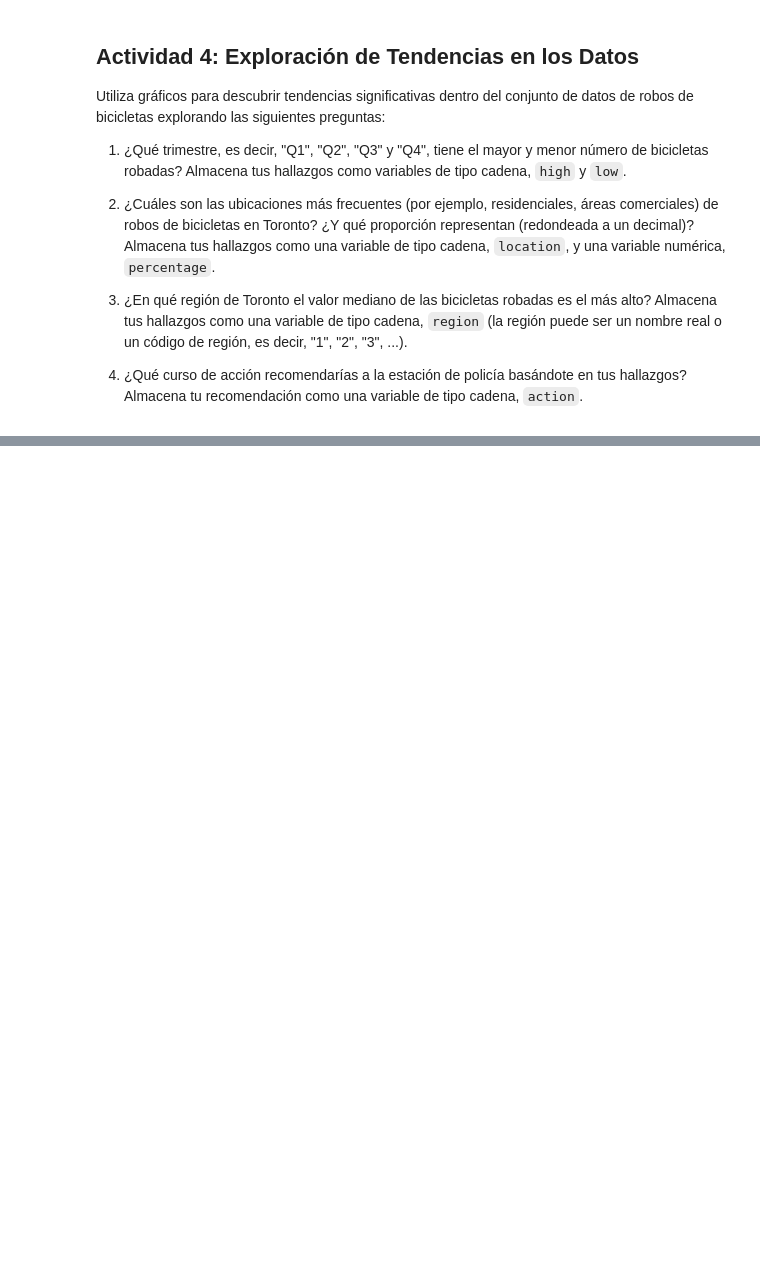
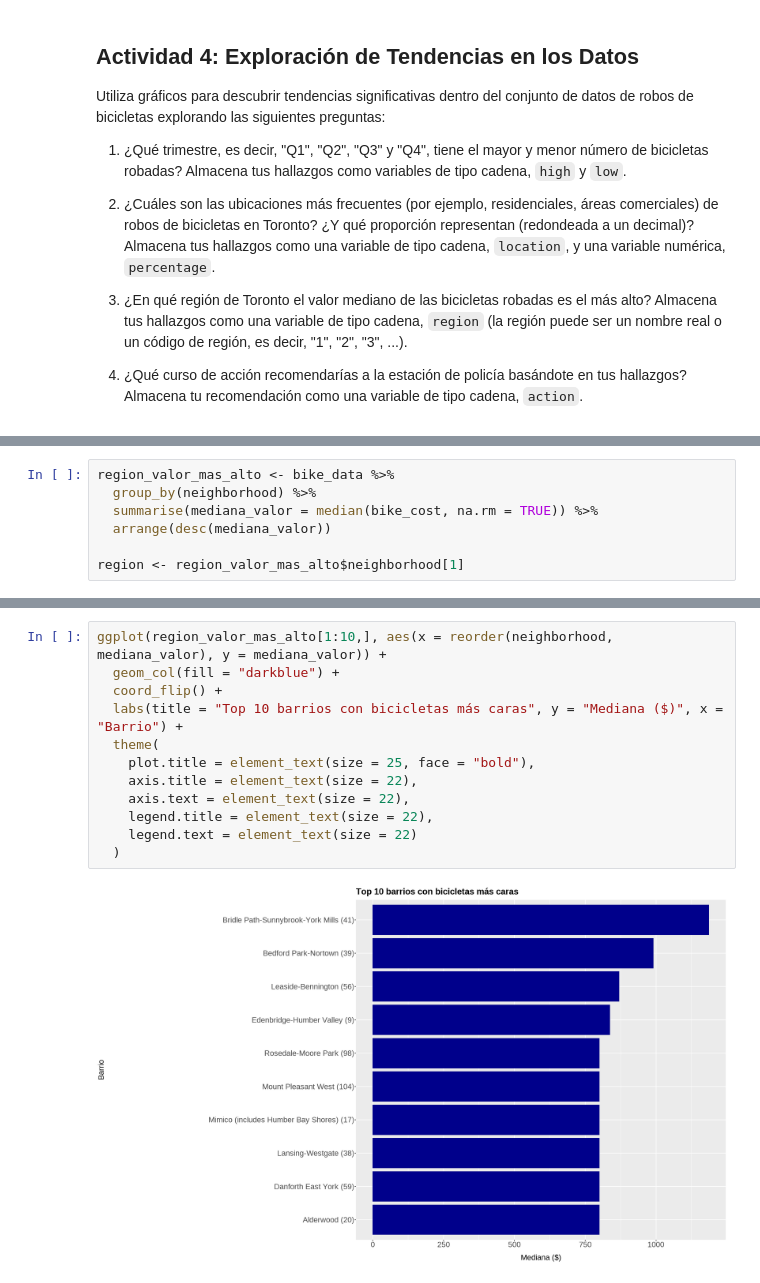
Before and after one commit to olmedoj/tarea-en-r, a Jupyter notebook: ANALISIS DE DATOS EN R II.ipynb, the cells around one changed output, grey strips where cells are left out. Drawn from its saved outputs; the diff is of its cells as text; blank space fills up the shorter version.

```diff
--- a/ANALISIS DE DATOS EN R II.ipynb
+++ b/ANALISIS DE DATOS EN R II.ipynb
@@ -690,0 +1105,7 @@ Utiliza gráficos para descubrir tendencias significativas dentro del conjunto d
+# %%
+region_valor_mas_alto <- bike_data %>%
+  group_by(neighborhood) %>%
+  summarise(mediana_valor = median(bike_cost, na.rm = TRUE)) %>%
+  arrange(desc(mediana_valor))
+
+region <- region_valor_mas_alto$neighborhood[1]
@@ -690,0 +1133,14 @@ Utiliza gráficos para descubrir tendencias significativas dentro del conjunto d
+# %%
+ggplot(region_valor_mas_alto[1:10,], aes(x = reorder(neighborhood, mediana_valor), y = mediana_valor)) +
+  geom_col(fill = "darkblue") +
+  coord_flip() +
+  labs(title = "Top 10 barrios con bicicletas más caras", y = "Mediana ($)", x = "Barrio") +
+  theme(
+    plot.title = element_text(size = 25, face = "bold"),
+    axis.title = element_text(size = 22),
+    axis.text = element_text(size = 22),
+    legend.title = element_text(size = 22),
+    legend.text = element_text(size = 22)
+  )
+# %% [output]
+[figure, added]
```
Also changed, not shown: parts of 61 cells of this notebook, 1 other file.
